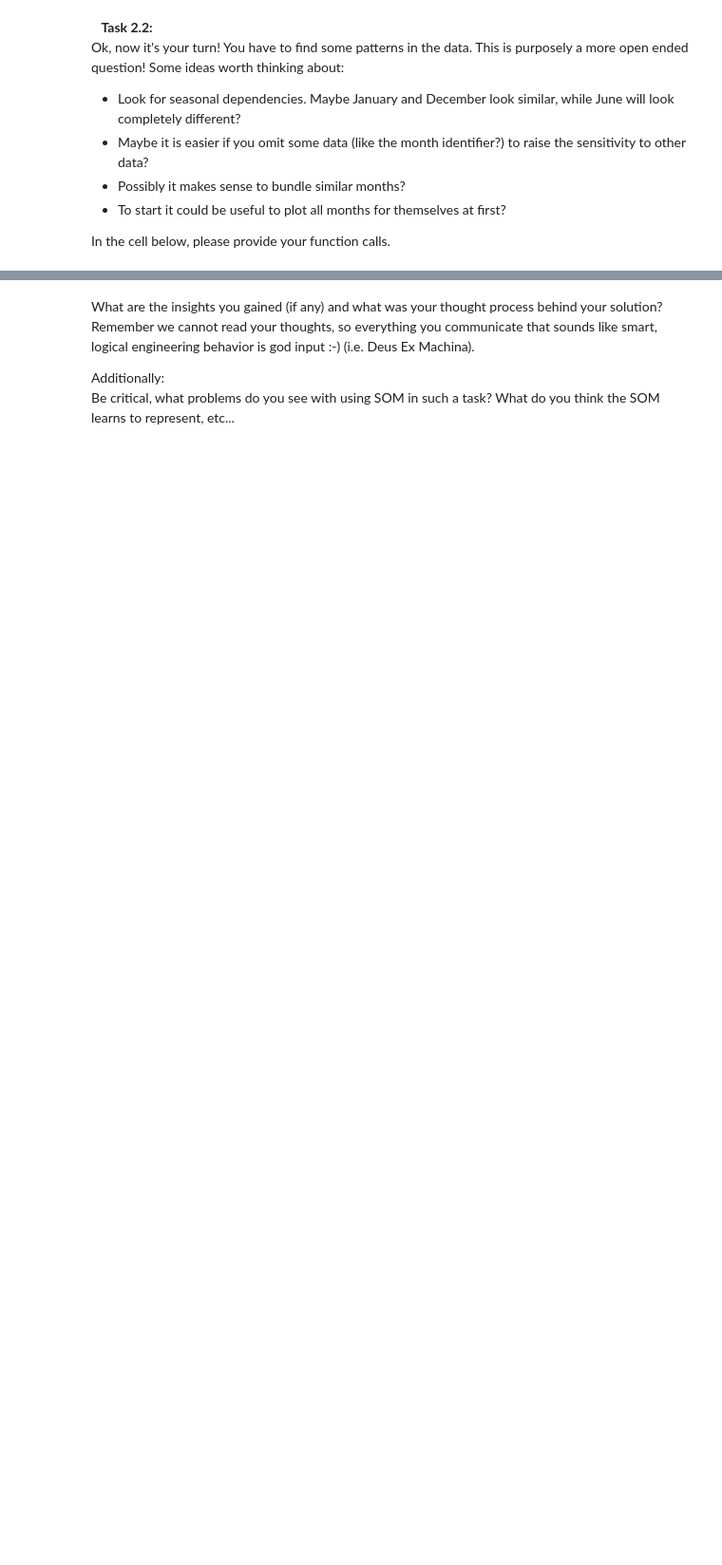
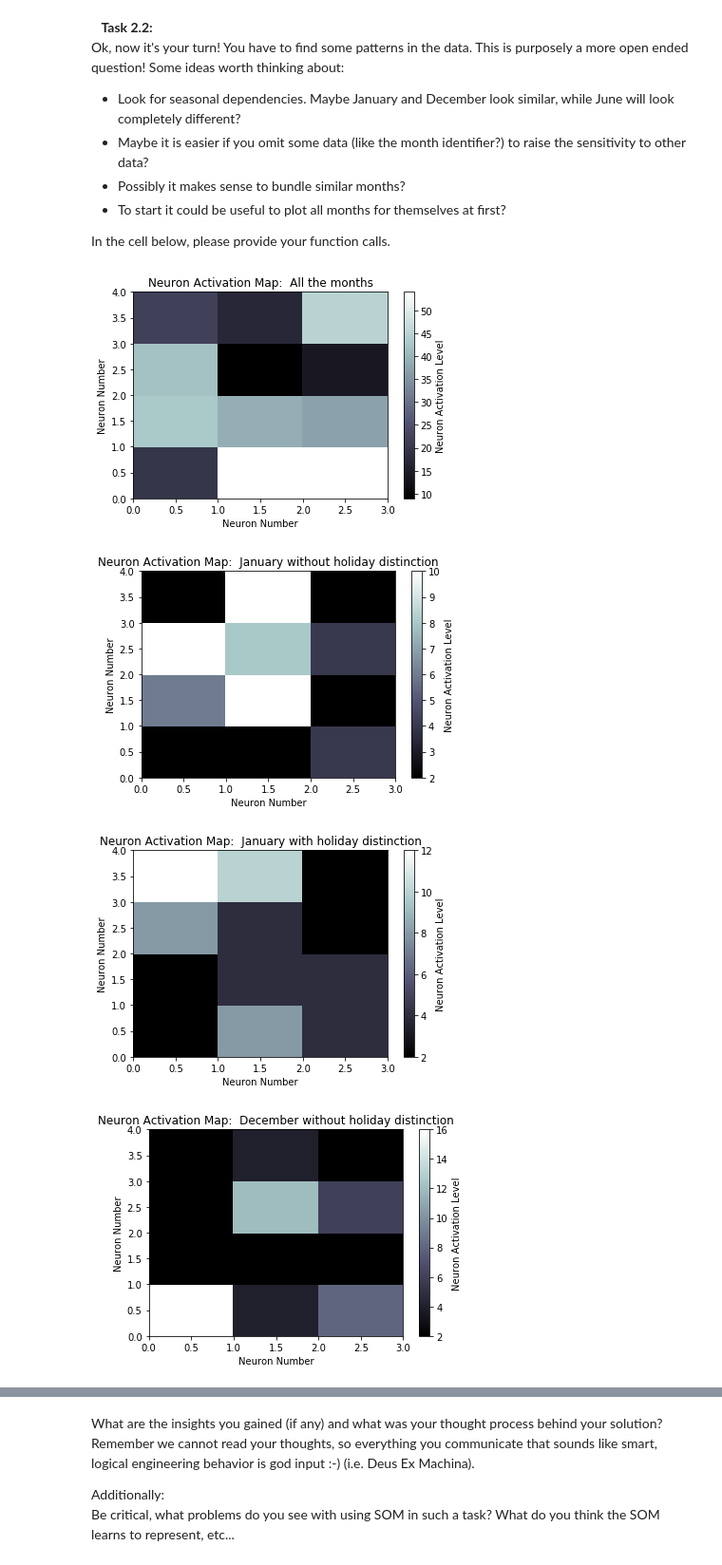
Before and after one commit to Arunscape/ECE449, a Jupyter notebook: lab/lab4/Lab4-D41.ipynb, the cells around one changed output, grey strips where cells are left out. Shown at 95% size. Saved outputs shown, nothing was run; the diff lists cells and outputs as text; code cells hidden in the pictures; blank space fills up the shorter version.

```diff
--- a/lab/lab4/Lab4-D41.ipynb
+++ b/lab/lab4/Lab4-D41.ipynb
@@ -422,3 +538,43 @@ Some ideas worth thinking about:
 - To start it could be useful to plot all months for themselves at first?
 
 In the cell below, please provide your function calls.
+# %%
+# EnergySOM([100,100], [january[:, 1:25], february[:, 1:25]], 1870, 'Example 2')
+# EnergySOM([100,100], [january[:, 1:25], february[:, 1:25]], 2000, 'Example 2')
+# EnergySOM([50,50], [january, february], 10000, 'Example 2')
+EnergySOM([3,4], [january, february, march, april, may, june, july, august, september, october, november, december], 10000, 'All the months')
+EnergySOM([3,4], [january[:, 3:]], 10000, 'January without holiday distinction')
+EnergySOM([3,4], [january[:, 2:]], 10000, 'January with holiday distinction')
+EnergySOM([3,4], [december[:, 3:]], 10000, 'December without holiday distinction')
+EnergySOM([3,4], [december[:, 2:]], 10000, 'December with holiday distinction')
+EnergySOM([3,4], [june[:, 3:]], 10000, 'June without holiday distinction')
+EnergySOM([3,4], [june[:, 2:]], 10000, 'June with holiday distinction')
+EnergySOM([3,4], [september[:, 3:], october[:, 3:]], 10000, 'Sept, Oct without holiday distinction')
+EnergySOM([3,4], [september[:, 2:], october[:, 2:]], 10000, 'Sept, Oct with holiday distinction')
+EnergySOM([3,4], [june[:, 3:], july[:, 3:]], 10000, 'Summer without holiday distinction')
+EnergySOM([3,4], [june[:, 2:], july[:, 2:]], 10000, 'Summer with holiday distinction')
+EnergySOM([3,4], [june[:, 3:], july[:, 3:]], 10000, 'Spring without holiday distinction')
+EnergySOM([3,4], [june[:, 2:], july[:, 2:]], 10000, 'Spring with holiday distinction')
+EnergySOM([3,4], [february[:, 3:]], 10000, 'February without holiday distinction')
+EnergySOM([3,4], [february[:, 2:]], 10000, 'February with holiday distinction')
+EnergySOM([3,4], [march[:, 3:]], 10000, 'march without holiday distinction')
+EnergySOM([3,4], [march[:, 2:]], 10000, 'march with holiday distinction')
+EnergySOM([3,4], [april[:, 3:]], 10000, 'april without holiday distinction')
+EnergySOM([3,4], [april[:, 2:]], 10000, 'april with holiday distinction')
+EnergySOM([3,4], [may[:, 3:]], 10000, 'may without holiday distinction')
+EnergySOM([3,4], [may[:, 2:]], 10000, 'may with holiday distinction')
+EnergySOM([3,4], [june[:, 3:]], 10000, 'june without holiday distinction')
+EnergySOM([3,4], [july[:, 2:]], 10000, 'july with holiday distinction')
+EnergySOM([3,4], [august[:, 3:]], 10000, 'august without holiday distinction')
+EnergySOM([3,4], [august[:, 2:]], 10000, 'august with holiday distinction')
+EnergySOM([3,4], [september[:, 3:]], 10000, 'september without holiday distinction')
+EnergySOM([3,4], [september[:, 2:]], 10000, 'september with holiday distinction')
+EnergySOM([3,4], [october[:, 3:]], 10000, 'october without holiday distinction')
+EnergySOM([3,4], [october[:, 2:]], 10000, 'october with holiday distinction')
+EnergySOM([3,4], [november[:, 3:]], 10000, 'november without holiday distinction')
+EnergySOM([3,4], [november[:, 2:]], 10000, 'november with holiday distinction')
+# %% [output]
+[figure, added]
+[figure, added]
+[figure, added]
+[figure, added]
```
Also changed, not shown: parts of 17 cells of this notebook, 35 other files.
